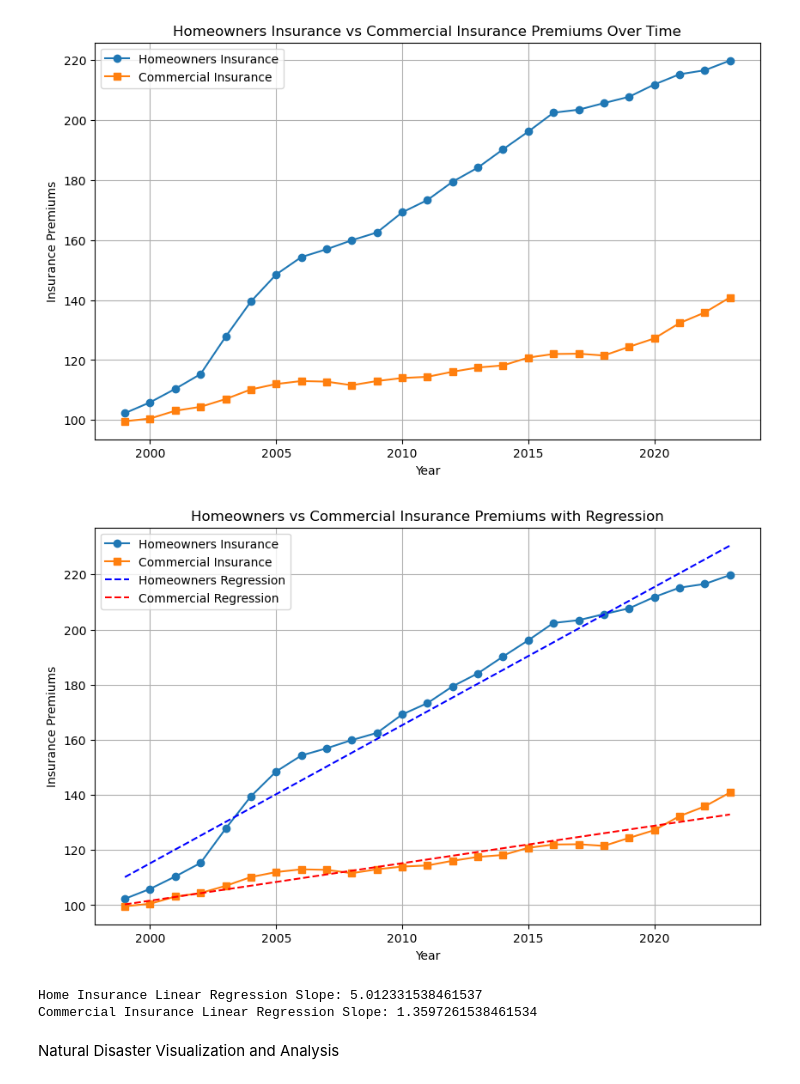
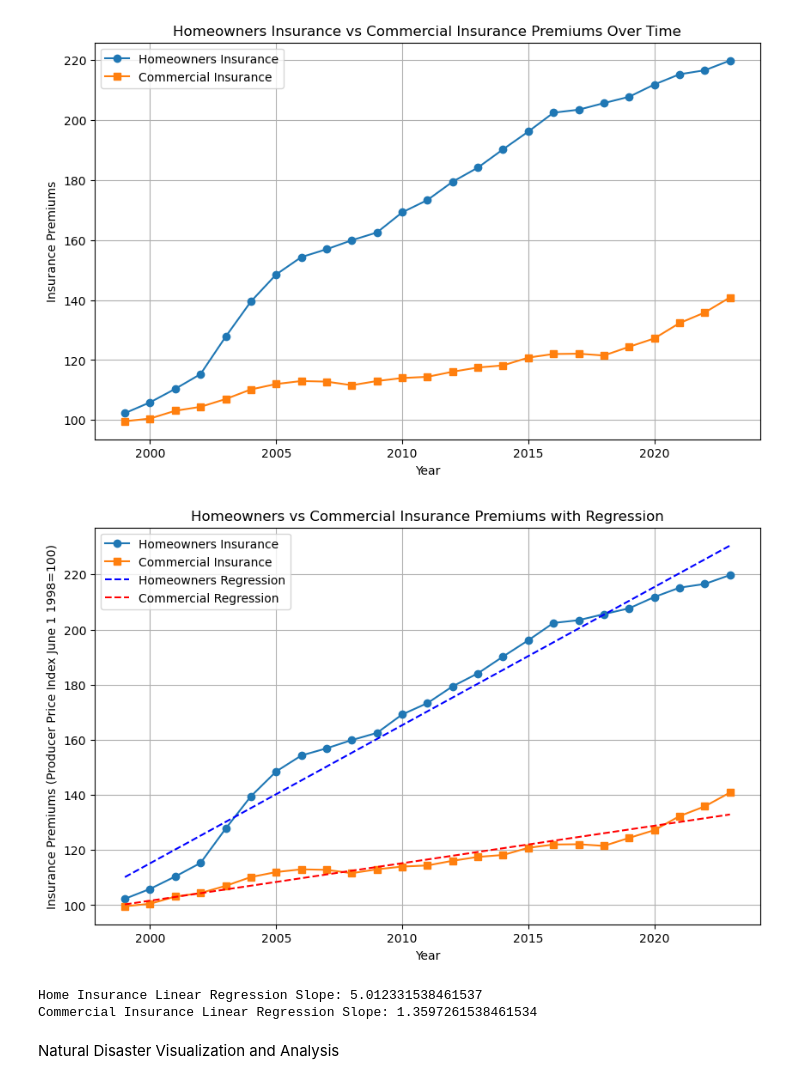
Before and after one commit to smille202/capstone, a Jupyter notebook: work/working_code.ipynb, the cells around one changed output. Drawn from its saved outputs; the diff is of its cells as text; code cells hidden in the pictures.

```diff
--- a/work/working_code.ipynb
+++ b/work/working_code.ipynb
@@ -301,35 +301,35 @@ X_home = home_insurance_by_year.index.values.reshape(-1, 1)  # Independent varia
 y_home = home_insurance_by_year.values  # Dependent variable (Home Insurance Premiums)
 
 X_commercial = commercial_insurance_by_year.index.values.reshape(-1, 1)  # Independent variable (years)
 y_commercial = commercial_insurance_by_year.values  # Dependent variable (Commercial Insurance Premiums)
 
 # fit linear regression models
 home_model = LinearRegression()
 home_model.fit(X_home, y_home)
 home_predicted = home_model.predict(X_home)
 
 commercial_model = LinearRegression()
 commercial_model.fit(X_commercial, y_commercial)
 commercial_predicted = commercial_model.predict(X_commercial)
 
 # plot with regression lines
 plt.figure(figsize=(10, 6))
 plt.plot(home_insurance_by_year.index, home_insurance_by_year.values, marker='o', label='Homeowners Insurance')
 plt.plot(commercial_insurance_by_year.index, commercial_insurance_by_year.values, marker='s', label='Commercial Insurance')
 plt.plot(home_insurance_by_year.index, home_predicted, linestyle='--', color='blue', label='Homeowners Regression')
 plt.plot(commercial_insurance_by_year.index, commercial_predicted, linestyle='--', color='red', label='Commercial Regression')
 
 plt.title('Homeowners vs Commercial Insurance Premiums with Regression')
 plt.xlabel('Year')
-plt.ylabel('Insurance Premiums')
+plt.ylabel('Insurance Premiums (Producer Price Index June 1 1998=100)')
 plt.legend()
 plt.grid(True)
 plt.show()
 
 print(f"Home Insurance Linear Regression Slope: {home_model.coef_[0]}")
 print(f"Commercial Insurance Linear Regression Slope: {commercial_model.coef_[0]}")
 # %% [output]
-[figure, old version]
+[figure, new version]
 Home Insurance Linear Regression Slope: 5.012331538461537
 Commercial Insurance Linear Regression Slope: 1.3597261538461534
 # %% [markdown]
```
Also changed, not shown: parts of 1 cell of this notebook.
